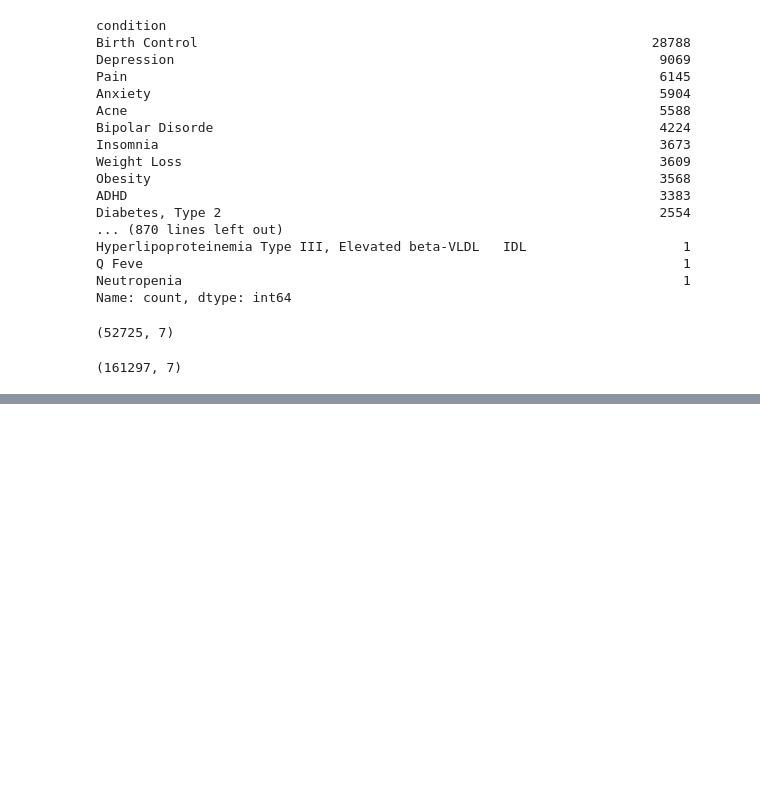
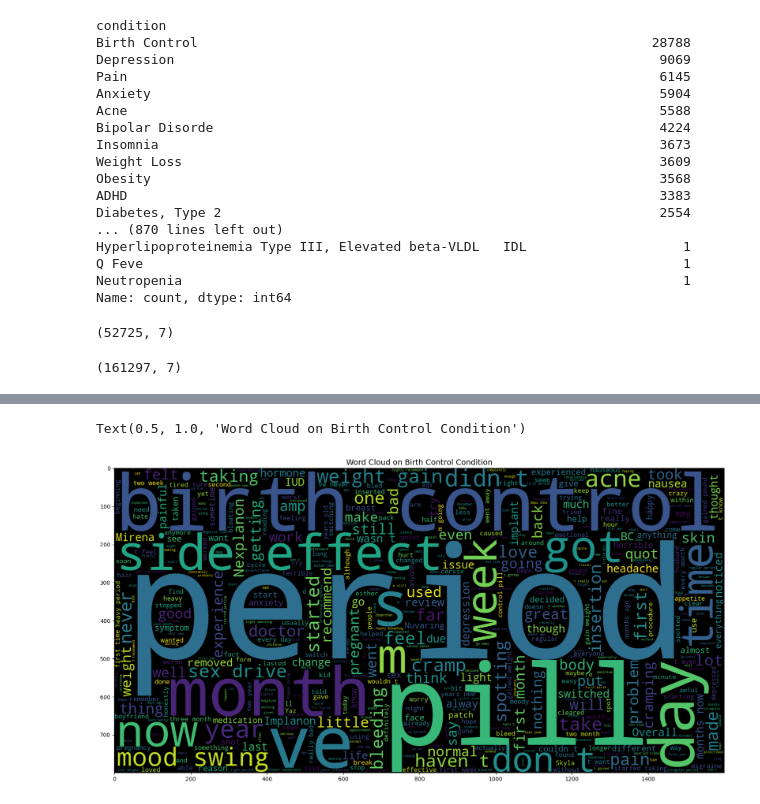
Before and after one commit to oladimeji-kazeem/patient_condition_classification, a Jupyter notebook: patient_conditions_classification.ipynb, the cells around one changed output, grey strips where cells are left out. Cells and saved outputs as stored; diff of their text form; code cells hidden in the pictures; blank space fills up the shorter version.

Commit message:
Added wordCloud to visualise the word distribution

```diff
--- a/patient_conditions_classification.ipynb
+++ b/patient_conditions_classification.ipynb
@@ -55,0 +60,2 @@ df.shape
+# %%
+df_condition = df_condition.drop(['Unnamed: 0','drugName','rating','date','usefulCount'], axis = 1)
@@ -55,0 +74,15 @@ df.shape
+# %%
+df_condition_birth = df_condition[(df_condition['condition'] == 'Birth Control')]
+df_condition_depr = df_condition[(df_condition['condition'] == 'Depression')]
+df_condition_bipolar = df_condition[(df_condition['condition'] == 'Bipolar Disorde')]
+df_condition_insomnia = df_condition[(df_condition['condition'] == 'Insomnia')]
+df_condition_diab = df_condition[(df_condition['condition'] == 'Diabetes, Type 2')]
+df_condition_diab = df_condition[(df_condition['condition'] == 'Abnormal Uterine Bleeding')]
+# %%
+plt.figure(figsize = (20, 20))
+wc = WordCloud(max_words = 500, width = 1600, height = 800).generate(" ".join(df_condition_birth.review))
+plt.imshow(wc, interpolation = 'bilinear')
+plt.title('Word Cloud on Birth Control Condition', fontsize = 14)
+# %% [output]
+Text(0.5, 1.0, 'Word Cloud on Birth Control Condition')
+[figure, added]
```
Also changed, not shown: parts of 4 cells of this notebook.
